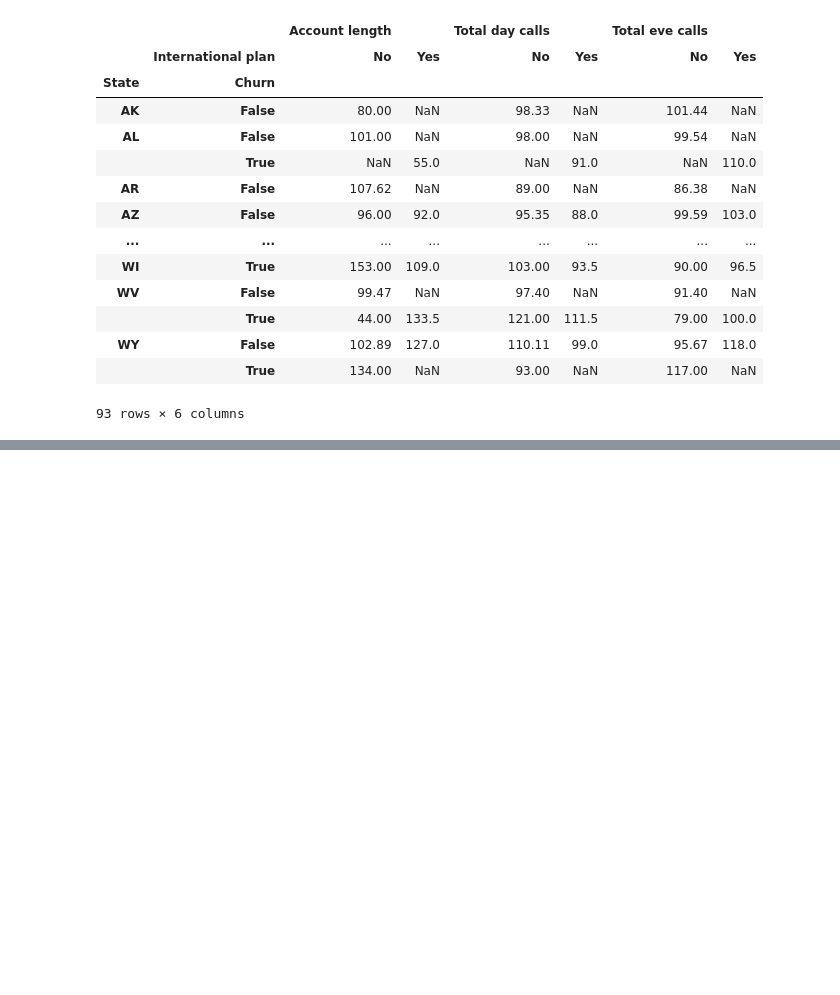
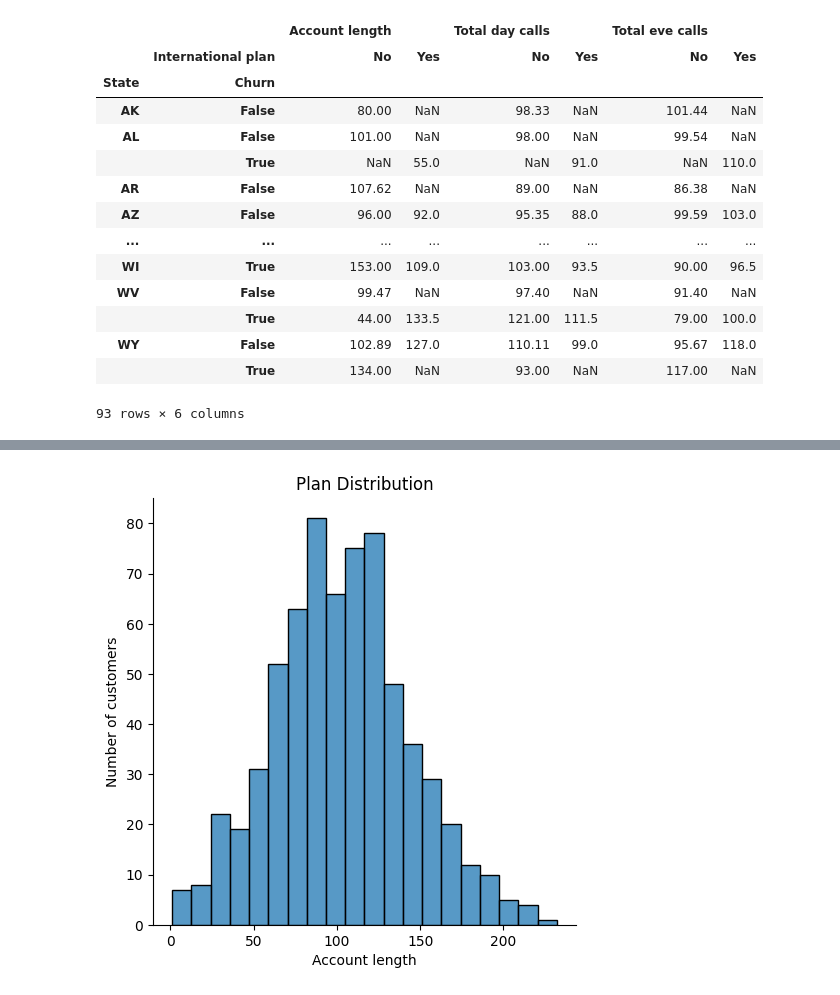
Before and after one commit to NikitaaArora/Ineuron, a Jupyter notebook: EDA/file.ipynb, the cells around one changed output, grey strips where cells are left out. Drawn from its saved outputs; the diff is of its cells as text; code cells hidden in the pictures; blank space fills up the shorter version.

```diff
--- a/EDA/file.ipynb
+++ b/EDA/file.ipynb
@@ -476,0 +606,11 @@ round(Tel_data.pivot_table(
+# %%
+#Numerical variables
+ax = sns.displot(data = Tel_data, x = 'Account length')
+ax.set(title = 'Plan Distribution',xlabel = 'Account length', ylabel= 'Number of customers')
+plt.show()
+
+#account length is a discrete variable that is either i went for two days or went for three days
+
+#distribution tells us that in case we find outliers, how should we treat those outliers.
+# %% [output]
+[figure, added]
```
Also changed, not shown: parts of 29 cells of this notebook.
